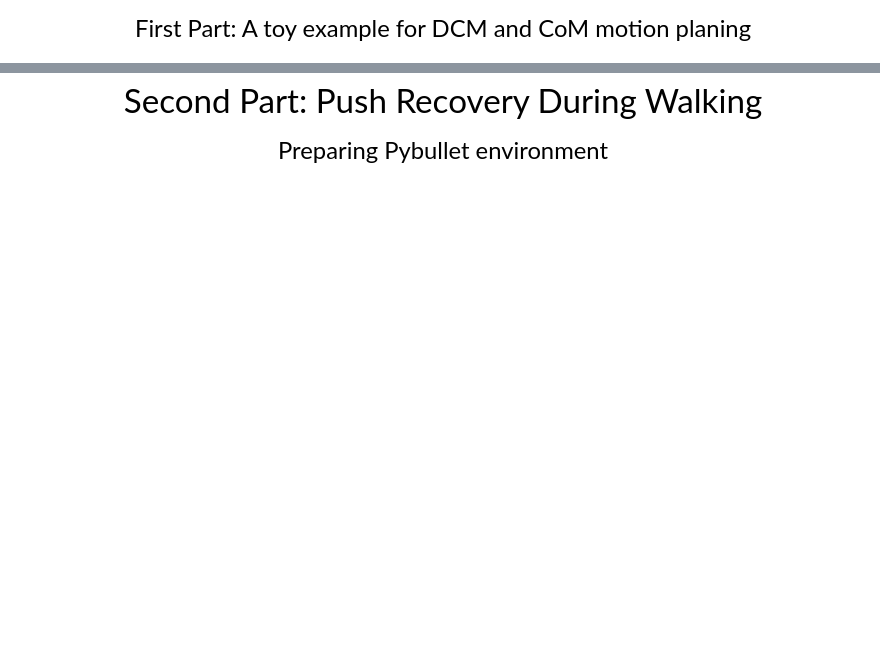
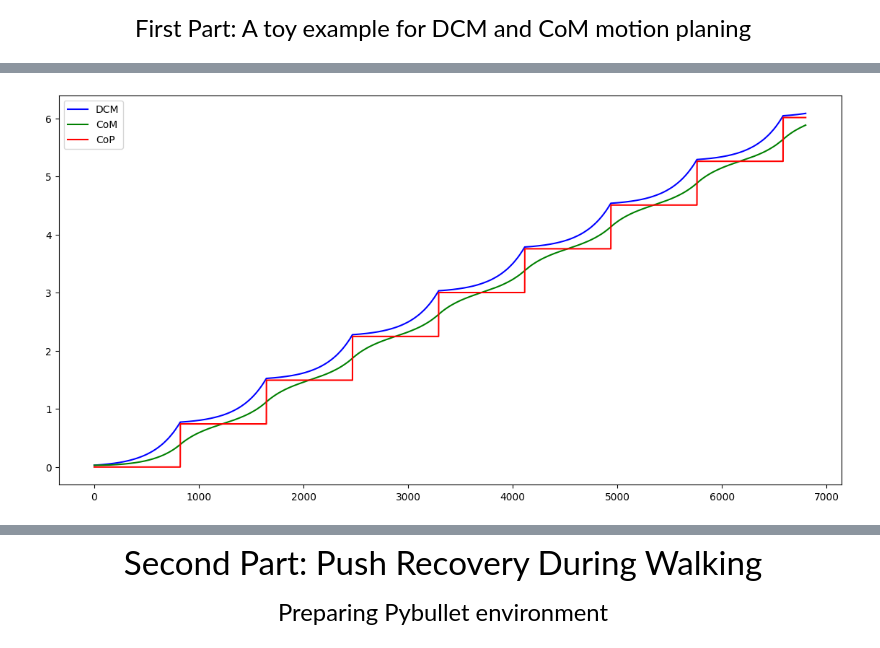
Before and after one commit to MATH-286-Pro/lr-biped, a Jupyter notebook: DCM-Locomotion.ipynb, the cells around one changed output, grey strips where cells are left out. Drawn from its saved outputs; the diff is of its cells as text; code cells hidden in the pictures; blank space fills up the shorter version.

```diff
--- a/DCM-Locomotion.ipynb
+++ b/DCM-Locomotion.ipynb
@@ -21,5 +27,7 @@ SyntaxError: invalid syntax (DCMTrajectoryGenerator.py, line 28)
 # %%
-# todo: First start to fill and complete the DCMTrajectoryGenerator based on equation (3) and (9) of the project description
+# TODO: First start to fill and complete the DCMTrajectoryGenerator based on equation (3) and (9) of the project description
+# TODO: 首先填写 DCMTrajectoryGenerator.py 中的类
+
 #then continue with the following part
 NominalStepWidth=0.2#Nominal lateralDistanceOfFeet/2
 NominalStepLength=0.4 # Nominal longitudinal distance between two sequential feet
@@ -39,7 +47,7 @@ CoPTrajectoryToy = list("")
 ControlInputsToy = list("")
 
 
-DCMGenerator = # todo: #We create an object of DCMTrajectoryGenerator Class
+DCMGenerator = DCMTrajectoryGenerator(CoMHeight) # TODO: #We create an object of DCMTrajectoryGenerator Class 创建类的对象，创建参数为 CoMHeight 质心高度
 DCMGenerator.initialDCM = np.array([DCMx ,DCMy])
 DCMGenerator.timeStep = dt_toy
 DCMGenerator.CoM = np.array([DCMx ,DCMy])
@@ -64,7 +72,7 @@ for iter in range(6800):
 
     OffsetNoMX = 0.03 #nominal DCM x offset
     OffsetNoMY = -1*sign*0.01 #nominal DCM  y offset
-    SigmaNoM =  # todo: #nominal sigma (function of NominalStepDuration)
+    SigmaNoM =  np.exp(DCMGenerator.omega * NominalStepDuration) # TODO: #nominal sigma (function of NominalStepDuration) σ = exp(ωT) ?????????
 
     #make a boundry limit for the next step position and duration
     CoPTMaxX = CoPNoMX+0.4 #next step position maximum constraits for x
@@ -73,32 +81,52 @@ for iter in range(6800):
     CoPTMinX = CoPNoMX-0.4 #next step position minimum constrait for x
     CoPTMinY = CoPNoMY-0.4 #next step position minimum constrait for y
 
-    SigmaMin =  # todo: use NominalStepDuration and deltaStepDurationMin
-    SigmaMax =  # todo: use NominalStepDuration and deltaStepDurationMax
+    SigmaMin =  SigmaNoM + deltaStepDurationMin # TODO: use NominalStepDuration and deltaStepDurationMin  ?????????
+    SigmaMax =  SigmaNoM + deltaStepDurationMax # TODO: use NominalStepDuration and deltaStepDurationMax  ?????????
 
+    # Initial Conditions
     CopXInit = CoPX
     DCMXInit = DCMx
     CopYInit = CoPY
     DCMYInit = DCMy
-
     DCMGenerator.CoP = np.array([CoPX ,CoPY]) #update the initial CoP position in the DCMTrajectoryGenerator
 
 
     #make Hessian, Gradient and Constraints matrix of QP based on equations 13,14,15 and 16,
     #you can expand these equations to find the follwoing matrices
-    P = np.array([])# todo: use equation 14 and 16 to find the P and Q
-    q = np.array([]) # todo: use equation 14 and 16 to find the P and Q
+    P = np.array([[2*alphaCoPX,0,0,0,0],
+                  [0,2*alphaCoPY,0,0,0],
+                  [0,0,2*alphaSigma,0,0],
+                  [0,0,0,2*alphaOffsetX,0],
+                  [0,0,0,0,alphaOffsetY]]) # TODO: use equation 14 and 16 to find the P and Q
+    q = np.array([[-2*alphaCoPX*CoPNoMX],
+                  [-2*alphaCoPY*CoPNoMY],
+                  [-2*alphaSigma*SigmaNoM],
+                  [-2*alphaOffsetX*OffsetNoMX],
+                  [-2*alphaOffsetY*OffsetNoMY]]) # TODO: use equation 14 and 16 to find the P and Q
 
-    G = np.array([]) # todo: use equation 15 and 16 to find the G and h
-    h = np.array([]) # todo: use equation 15 and 16 to find the G and h
+    G = np.array([[1,0,0,0,0],
+                  [0,1,0,0,0],
+                  [-1,0,0,0,0],
+                  [0,-1,0,0,0],
+                  [0,0,1,0,0],
+                  [0,0,-1,0,0]]) # TODO: use equation 15 and 16 to find the G and h
+    h = np.array([[+CoPTMaxX],
+                  [+CoPTMaxY],
+                  [-CoPTMinX],
+                  [-CoPTMinY],
+                  [+SigmaMax],
+                  [-SigmaMin]]) # TODO: use equation 15 and 16 to find the G and h
 
-    A = np.array([])# todo: use equation 13 and 16 to find the A and b
-    b = np.array([]) # todo: use equation 13 and 16 to find the A and b
+    A = np.array([[1,0,CopXInit-DCMXInit,1,0],
+                  [0,1,CopYInit-DCMYInit,0,1]]) # TODO: use equation 13 and 16 to find the A and b
+    b = np.array([[CopXInit],
+                  [CopYInit]]) # TODO: use equation 13 and 16 to find the A and b
 
     #solve QP problem U is the vector of optimized parameters
     U = solve_qp(P, q, G, h, A, b, solver="osqp")
 
-    stepDuration =  #todo: find the step duration based on the the optimized sigma (use Log function to find step duration)
+    stepDuration =  np.log(U[2])/DCMGenerator.omega #TODO: find the step duration based on the the optimized sigma (use Log function to find step duration)
 
 
     DesiredDCM = DCMGenerator.getDCMTrajectory(dt_toy)  #get the desired DCM for the next time-step
@@ -128,21 +156,25 @@ for iter in range(6800):
         DCMy =DesiredDCM[1]
 
 
-# todo: uncomment to plot
-# figg, (ax) = plt.subplots(figsize = (14, 7))
-# ax.plot(np.array(DCMTrajectoryToy)[:,0],'b',label="DCM")
-# ax.plot(np.array(CoMTrajectoryToy)[:,0],'g',label="CoM")
-# ax.plot(np.array(CoPTrajectoryToy)[:,0],'r',label="Cop")
-# plt.show()
+# TODO: uncomment to plot
+figg, (ax) = plt.subplots(figsize=(14, 7))
+ax.plot(np.array(DCMTrajectoryToy)[:, 0], 'b', label="DCM")
+ax.plot(np.array(CoMTrajectoryToy)[:, 0], 'g', label="CoM")
+ax.plot(np.array(CoPTrajectoryToy)[:, 0], 'r', label="CoP")
+ax.legend()  # 添加这一行来显示图例
+plt.show()
 
-# figg1, (ax1) = plt.subplots(figsize = (14, 7))
-# ax1.plot(np.array(DCMTrajectoryToy)[:,1],'b',label="DCM")
-# ax1.plot(np.array(CoMTrajectoryToy)[:,1],'g',label="CoM")
-# ax1.plot(np.array(CoPTrajectoryToy)[:,1],'r',label="Cop")
-# plt.show()
+figg1, (ax1) = plt.subplots(figsize=(14, 7))
+ax1.plot(np.array(DCMTrajectoryToy)[:, 1], 'b', label="DCM")
+ax1.plot(np.array(CoMTrajectoryToy)[:, 1], 'g', label="CoM")
+ax1.plot(np.array(CoPTrajectoryToy)[:, 1], 'r', label="CoP")
+ax1.legend()  # 添加这一行来显示图例
+plt.show()
 
-# figg2, (ax2) = plt.subplots(figsize = (14, 7))
-# ax2.plot(np.array(DCMTrajectoryToy)[:,0],np.array(DCMTrajectoryToy)[:,1],'b',label="DCM")
-# ax2.plot(np.array(CoMTrajectoryToy)[:,0],np.array(CoMTrajectoryToy)[:,1],'g',label="CoM")
-# ax2.plot(np.array(CoPTrajectoryToy)[:,0],np.array(CoPTrajectoryToy)[:,1],'*r',label="CoP")
-# plt.show()
+figg2, (ax2) = plt.subplots(figsize=(14, 7))
+ax2.plot(np.array(DCMTrajectoryToy)[:, 0], np.array(DCMTrajectoryToy)[:, 1], 'b', label="DCM")
+ax2.plot(np.array(CoMTrajectoryToy)[:, 0], np.array(CoMTrajectoryToy)[:, 1], 'g', label="CoM")
+ax2.plot(np.array(CoPTrajectoryToy)[:, 0], np.array(CoPTrajectoryToy)[:, 1], '*r', label="CoP")
+ax2.legend()  # 添加这一行来显示图例
+plt.show()
+# %% [output]
@@ -148,0 +187 @@ for iter in range(6800):
+[figure, added]
```
Also changed, not shown: parts of 14 cells of this notebook, 6 other files.
